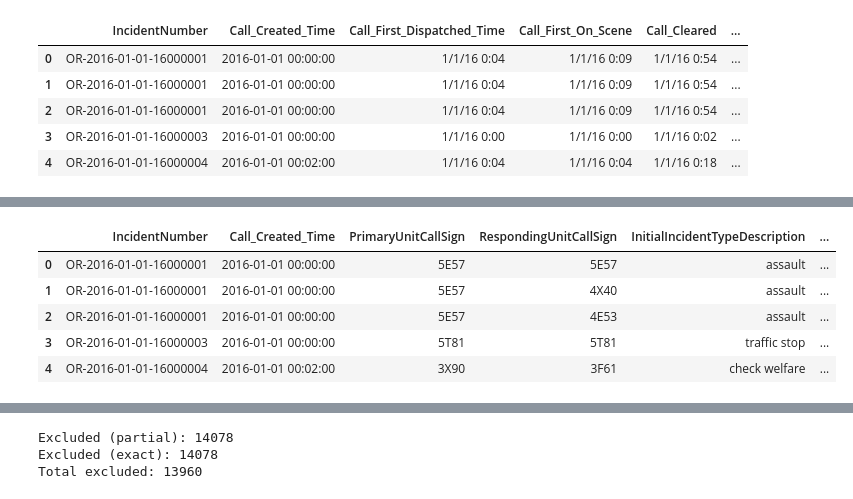
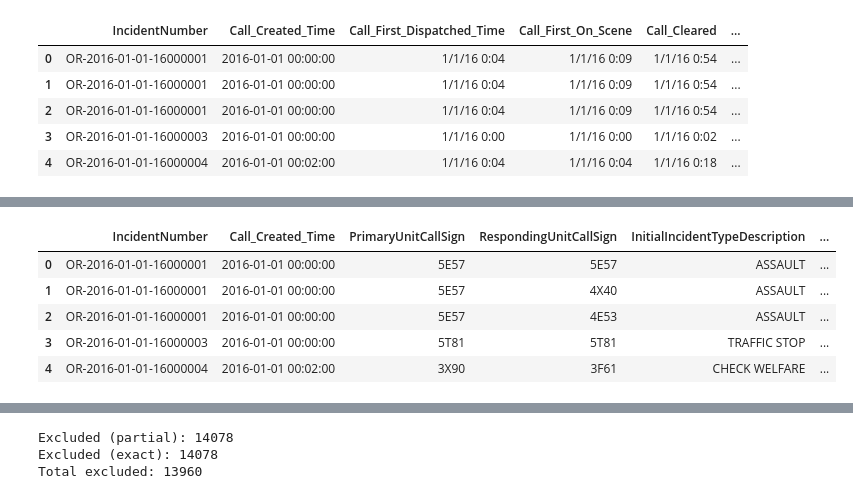
Before and after one commit to hi-c-bucks/CAHOOTS_eda, a Jupyter notebook: cahoots_proj.ipynb, the cells around one changed output, grey strips where cells are left out. Cells and saved outputs as stored; diff of their text form; code cells hidden in the pictures.

```diff
--- a/cahoots_proj.ipynb
+++ b/cahoots_proj.ipynb
@@ -87,13 +58,39 @@ call_data_td.head()
-# %%
-call_data_td['PrimaryIsCAH'] = call_data_td['PrimaryUnitCallSign'].str.contains(call_signs, regex=True, na=False)
-call_data_td['RespondingIsCAH'] = call_data_td['RespondingUnitCallSign'].str.contains(call_signs, regex=True, na=False)
-
-call_data_td['Is_Diverted'] = (~call_data_td['PrimaryIsCAH']) & (call_data_td['RespondingIsCAH'])
-call_data_td.head()
-# %% [output]
-|  | IncidentNumber | Call_Created_Time | PrimaryUnitCallSign | RespondingUnitCallSign | InitialIncidentTypeDescription | ... |
-| 0 | OR-2016-01-01-16000001 | 2016-01-01 00:00:00 | 5E57 | 5E57 | assault | ... |
-| 1 | OR-2016-01-01-16000001 | 2016-01-01 00:00:00 | 5E57 | 4X40 | assault | ... |
-| 2 | OR-2016-01-01-16000001 | 2016-01-01 00:00:00 | 5E57 | 4E53 | assault | ... |
-| 3 | OR-2016-01-01-16000003 | 2016-01-01 00:00:00 | 5T81 | 5T81 | traffic stop | ... |
-| 4 | OR-2016-01-01-16000004 | 2016-01-01 00:02:00 | 3X90 | 3F61 | check welfare | ... |
+# %%
+# Drop rows with invalid timestamps
+call_data = call_data.dropna(subset=['Call_Created_Time'])
+
+# Create 'date' and 'month' columns for later analysis
+call_data['date'] = call_data['Call_Created_Time'].dt.date
+call_data['month'] = call_data['Call_Created_Time'].dt.to_period('M').dt.to_timestamp()
+
+# Subset to key columns and make a working copy
+call_data_td = call_data[[
+    'IncidentNumber',
+    'Call_Created_Time',
+    'PrimaryUnitCallSign',
+    'RespondingUnitCallSign',
+    'InitialIncidentTypeDescription',
+    'date',
+    'month'
+]].copy()
+
+# Clean and standardize string fields
+call_data_td['PrimaryUnitCallSign'] = call_data_td['PrimaryUnitCallSign'].str.strip().str.upper()
+call_data_td['RespondingUnitCallSign'] = call_data_td['RespondingUnitCallSign'].str.strip().str.upper()
+call_data_td['InitialIncidentTypeDescription'] = call_data_td['InitialIncidentTypeDescription'].str.strip().str.upper()
+
+# Drop any rows missing relevant identifiers or description
+call_data_td = call_data_td.dropna(subset=[
+    'PrimaryUnitCallSign',
+    'RespondingUnitCallSign',
+    'InitialIncidentTypeDescription'
+])
+
+call_data_td.head()
+# %% [output]
+|  | IncidentNumber | Call_Created_Time | PrimaryUnitCallSign | RespondingUnitCallSign | InitialIncidentTypeDescription | ... |
+| 0 | OR-2016-01-01-16000001 | 2016-01-01 00:00:00 | 5E57 | 5E57 | ASSAULT | ... |
+| 1 | OR-2016-01-01-16000001 | 2016-01-01 00:00:00 | 5E57 | 4X40 | ASSAULT | ... |
+| 2 | OR-2016-01-01-16000001 | 2016-01-01 00:00:00 | 5E57 | 4E53 | ASSAULT | ... |
+| 3 | OR-2016-01-01-16000003 | 2016-01-01 00:00:00 | 5T81 | 5T81 | TRAFFIC STOP | ... |
+| 4 | OR-2016-01-01-16000004 | 2016-01-01 00:02:00 | 3X90 | 3F61 | CHECK WELFARE | ... |
```
Also changed, not shown: parts of 16 cells of this notebook.
